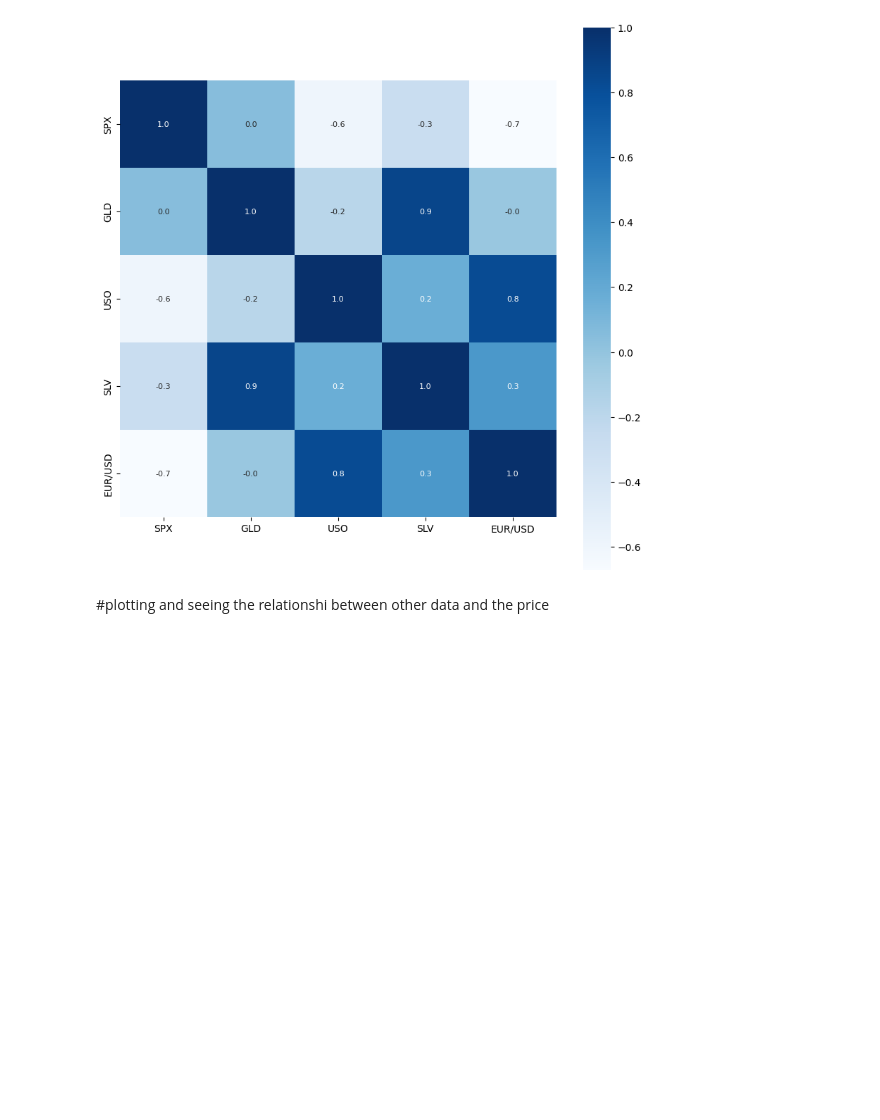
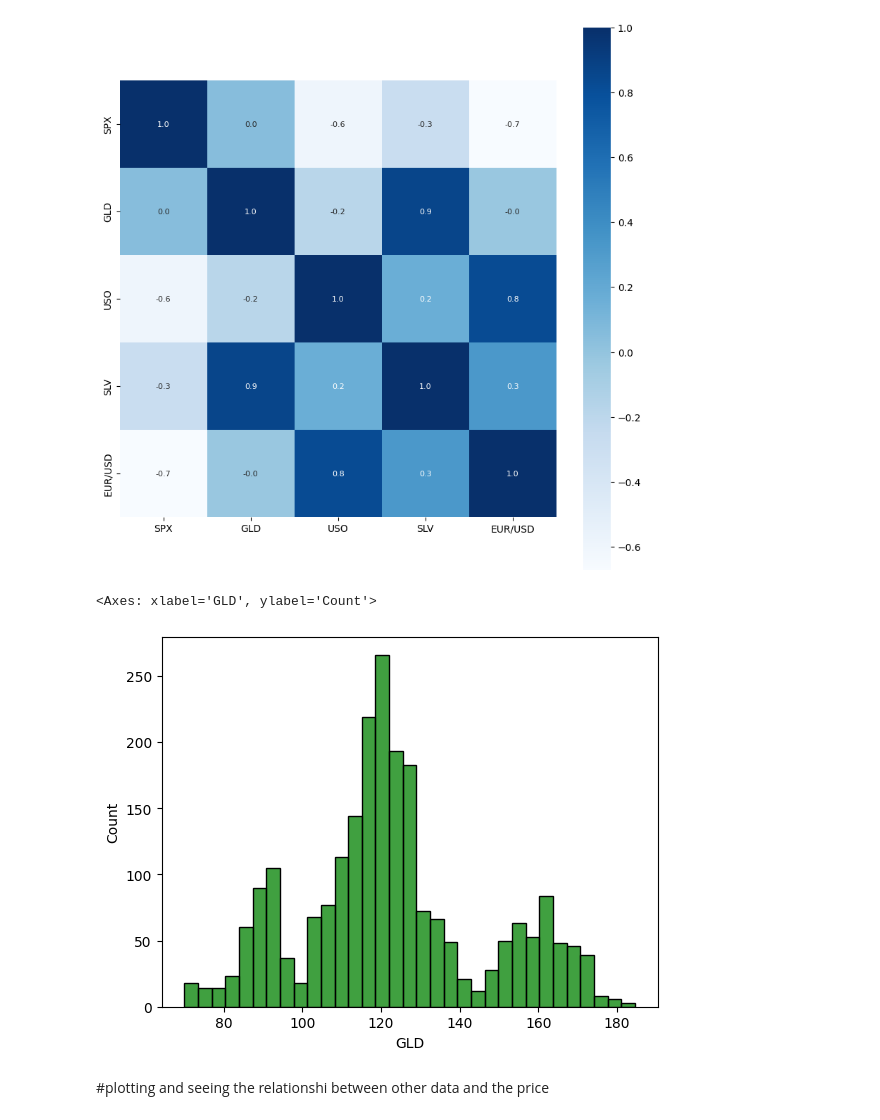
Before and after one commit to hkumi/Be12pp-simulation, a Jupyter notebook: Project_8_Gold_Prediction.ipynb, the cells around one changed output. Saved outputs shown, nothing was run; the diff lists cells and outputs as text; code cells hidden in the pictures; blank space fills up the shorter version.

```diff
--- a/Project_8_Gold_Prediction.ipynb
+++ b/Project_8_Gold_Prediction.ipynb
@@ -76,6 +76,11 @@ sns.heatmap(correlation, cbar=True, square=True, fmt=".1f", annot=True, annot_kw
 plt.show()
 # %% [output]
 [figure]
+# %%
+sns.histplot(gold_dataset['GLD'],color="green")
+# %% [output]
+<Axes: xlabel='GLD', ylabel='Count'>
+[figure, added]
 # %% [markdown]
 #plotting and seeing the relationshi between other data and the price
 # %%
```
